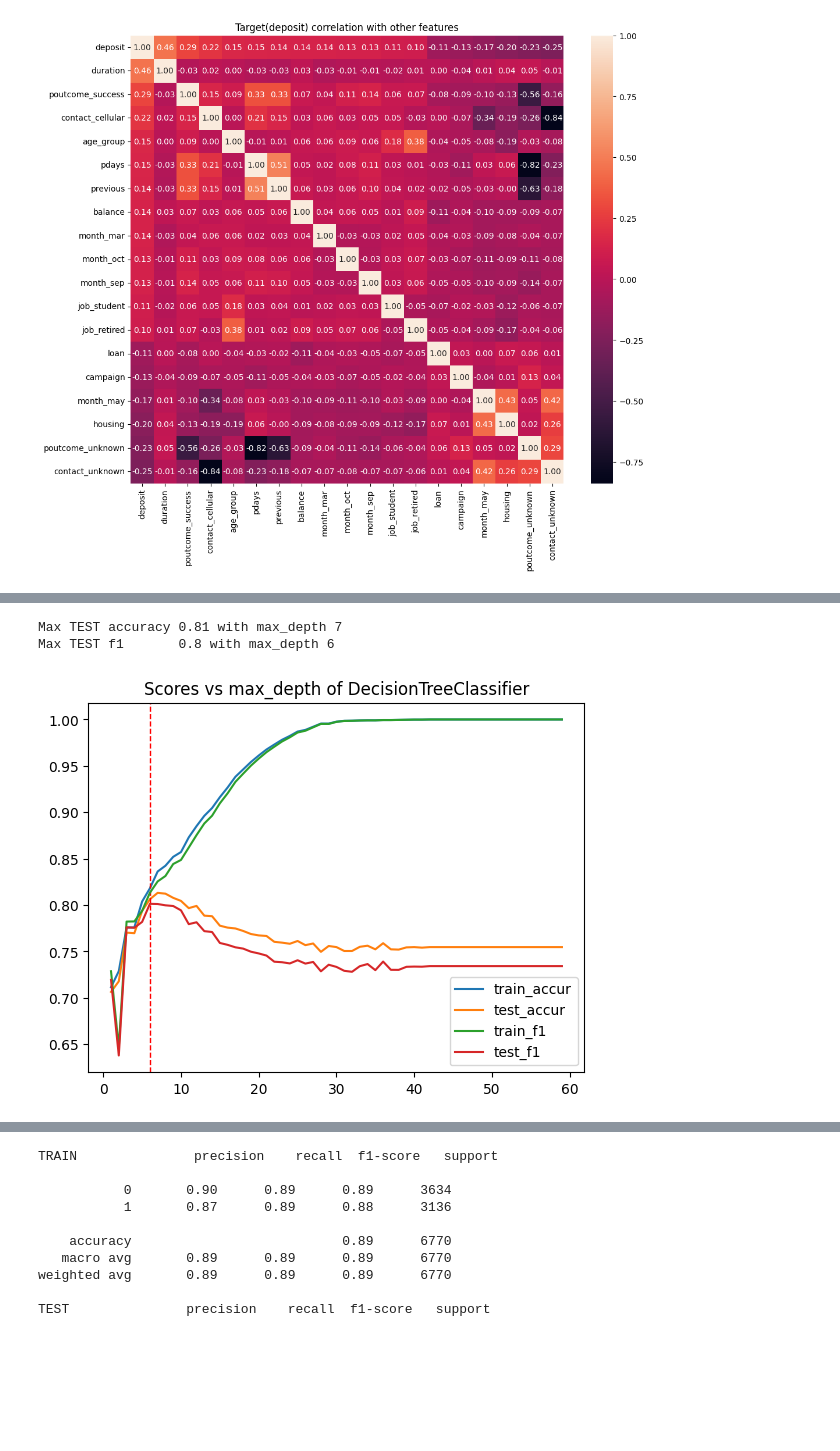
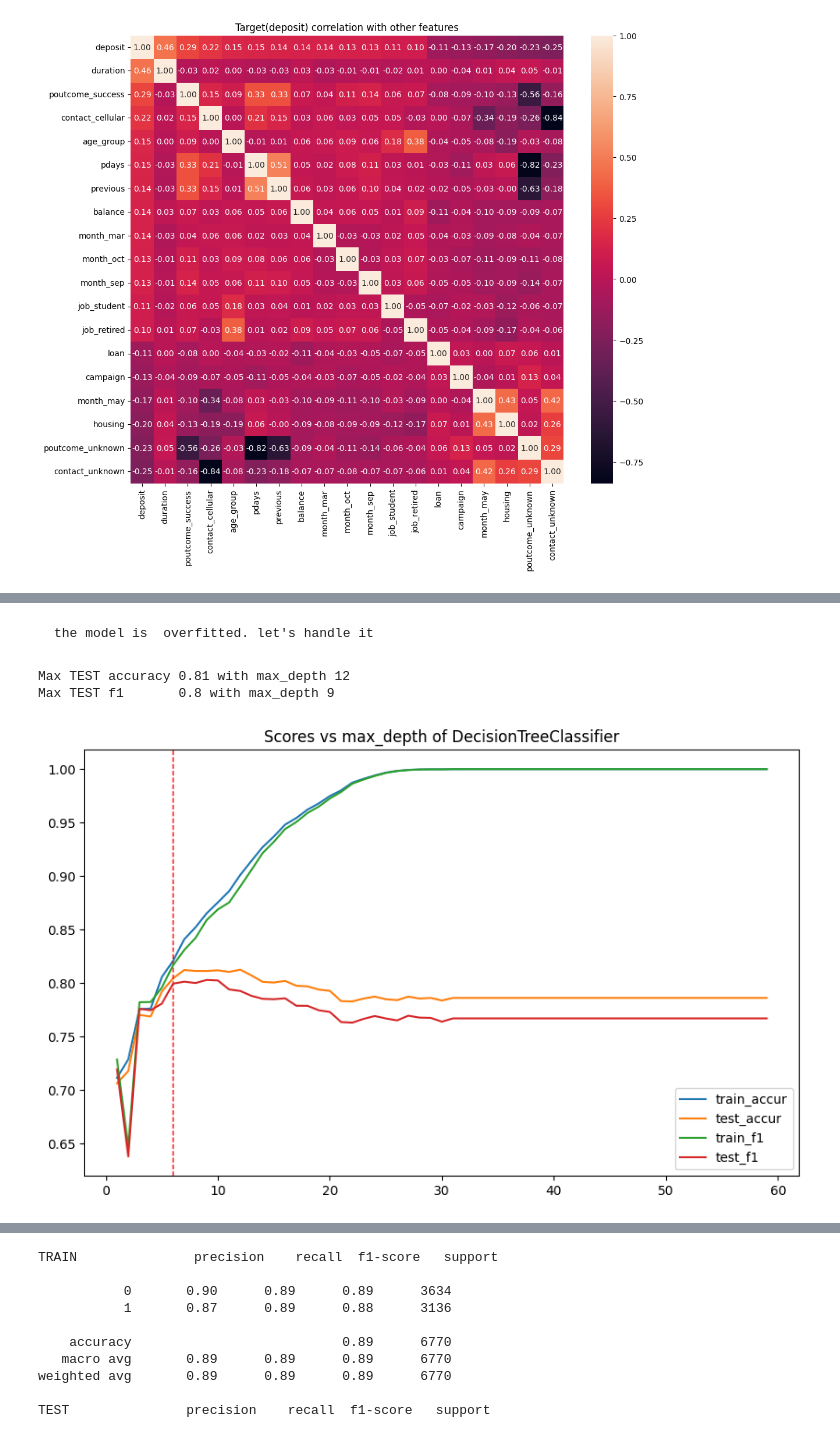
Before and after one commit to ssiarhei115/Customer-Classification, a Jupyter notebook: Project_4_ML.ipynb, the cells around one changed output, grey strips where cells are left out. Drawn from its saved outputs; the diff is of its cells as text; code cells hidden in the pictures; blank space fills up the shorter version.

```diff
--- a/Project_4_ML.ipynb
+++ b/Project_4_ML.ipynb
@@ -163,0 +126,7 @@ cp.set_title('Have opened a deposit', fontsize=14, fontweight='bold');
+# %%
+# let's assess numeric feature distributions
+f,a=plt.subplots(2,len(num_fea), figsize=(len(num_fea)*3,6))
+for k,m in enumerate(num_fea):
+    sns.histplot(data=df[m], ax=a[0][k]).set(title=m, xlabel=m)
+    sns.boxplot(data=df[m], orient='v', ax=a[1][k], width=0.5).set(title=m, xlabel=m)
+plt.tight_layout()
@@ -185,13 +195,14 @@ sns.heatmap(dfc.corr(numeric_only=True), annot=True).set_title('Feature correlat
 # %%
-cat_fea = dfc.dtypes[dfc.dtypes == 'object'].index.tolist()
+# let's investigate cathegorial features
 display(dfc[cat_fea].describe())
+
 cat_fea.remove('deposit')
 
 f,a = plt.subplots(nrows=len(cat_fea), ncols=1, figsize=(12,36))
 for k, m in enumerate(cat_fea):
     dfg = dfc.groupby([m, 'deposit'])['deposit'].count().rename('qty').reset_index()
     bp = sns.barplot(dfg, x=m, y='qty', hue='deposit', ax=a[k], width=0.5)
-    bp.set(xlabel=m, ylabel='Quantity', title=f"{m} categories deposit proportion")
+    bp.set(xlabel=m, ylabel='Quantity', title=f"{m} categories VS deposit proportion")
     bp.tick_params(axis='x',rotation=0, direction='out', pad=2, length=5, grid_alpha=0.3, which='both', color='red')
 plt.tight_layout()
 # %% [output]
@@ -358,9 +373,0 @@ print(X_test.shape)
-# %%
-# с помощью SelectKBest отберите 15 наиболее подходящих признаков
-selector = SelectKBest(f_classif, k=15)
-selector.fit(X_train, y_train)
-
-best_fea = selector.get_feature_names_out()
-X_train = X_train[best_fea]
-X_test = X_test[best_fea]
-best_fea.tolist()
@@ -383,7 +374,7 @@ best_fea.tolist()
 # %%
-# нормализуйте данные с помощью minmaxsxaler
-scaler = preprocessing.MinMaxScaler()
-#scaler = preprocessing.RobustScaler()
+# scale data
+#scaler = preprocessing.MinMaxScaler()
+scaler = preprocessing.RobustScaler()
 
 scaler.fit(X_train)
 X_train_scaled = scaler.transform(X_train)
@@ -441,35 +437,39 @@ weighted avg       0.75      0.75      0.75      3335
+# %% [markdown]
+    the model is  overfitted. let's handle it
 # %%
+# visualize max_depth influence to the metrics on train and test subsets
 train = {'accuracy':[], 'f1':[]}
 test = {'accuracy':[], 'f1':[]}
 depths = np.arange(1,60,1)
 
 for k in depths:
     dt = tree.DecisionTreeClassifier(
     #criterion='gini',
     criterion='entropy',
     random_state=42, #генератор случайных чисел
     max_depth=k)
 
     dt.fit(X_train_scaled, y_train)
 
     y_pred_train = dt.predict(X_train_scaled)
     y_pred_test = dt.predict(X_test_scaled)
 
     train['accuracy'].append(metrics.accuracy_score(y_train, y_pred_train))
     train['f1'].append(metrics.f1_score(y_train, y_pred_train))
     test['accuracy'].append(metrics.accuracy_score(y_test, y_pred_test))
     test['f1'].append(metrics.f1_score(y_test, y_pred_test))
 
+plt.subplots(figsize=(10,6))
 lp_te = sns.lineplot(x=depths, y=train['accuracy'], label='train_accur');
 lp_tr = sns.lineplot(x=depths, y=test['accuracy'], label='test_accur');
-lp_te.axvline(np.argmax(test['f1'])+1, color='r', lw=1, ls='--')
+lp_te.axvline(x=6, color='r', lw=1, ls='--')
 sns.lineplot(x=depths, y=train['f1'], label='train_f1');
 sns.lineplot(x=depths, y=test['f1'], label='test_f1');
 lp_te.set(title='Scores vs max_depth of DecisionTreeClassifier')
 
 print(f"Max TEST accuracy {round(max(test['accuracy']),2)} with max_depth {np.argmax(test['accuracy'])+1}")
 print(f"Max TEST f1       {round(max(test['f1']),2)} with max_depth {np.argmax(test['f1'])+1}")
 # %% [output]
-Max TEST accuracy 0.81 with max_depth 7
-Max TEST f1       0.8 with max_depth 6
+Max TEST accuracy 0.81 with max_depth 12
+Max TEST f1       0.8 with max_depth 9
-[figure, old version]
+[figure, new version]
```
Also changed, not shown: parts of 54 cells of this notebook, 1 other file.
